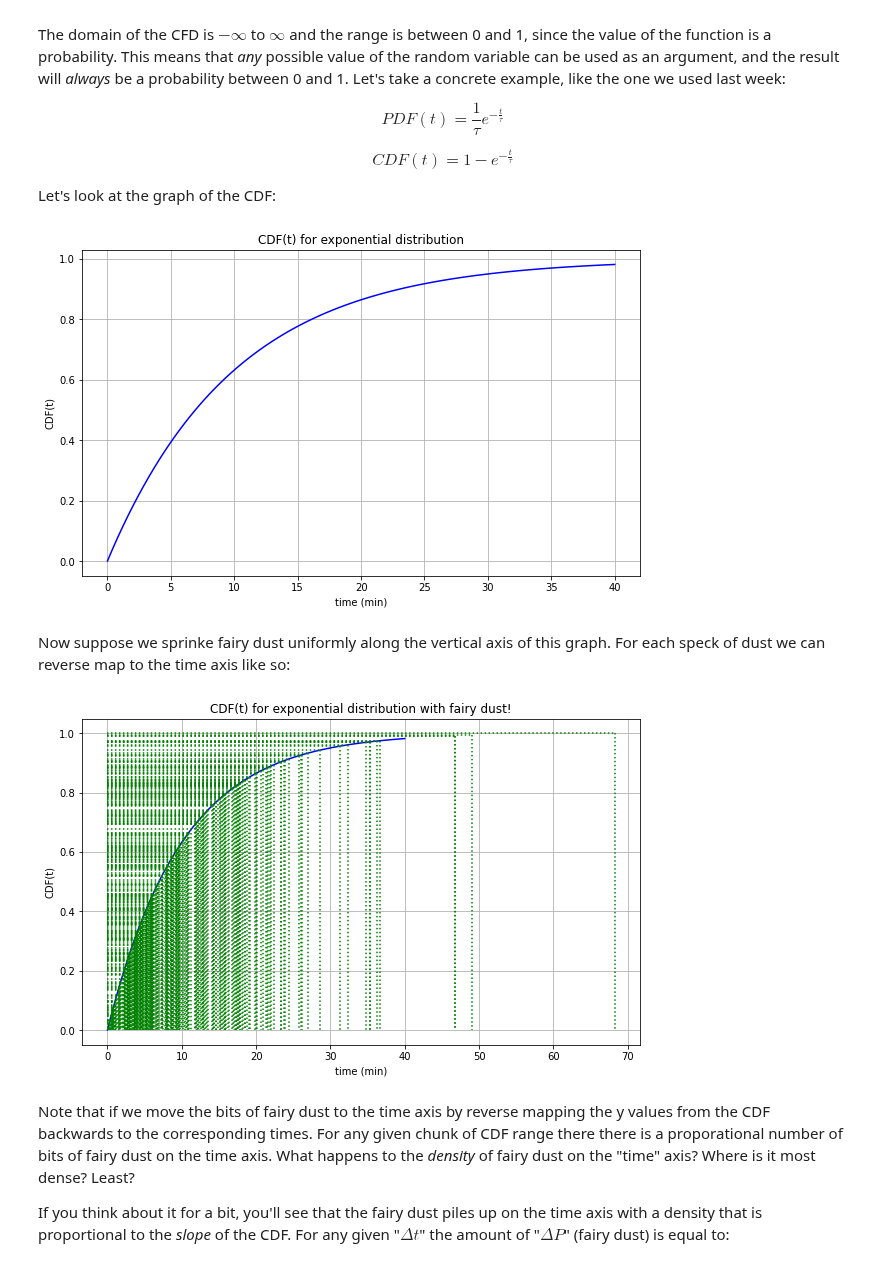
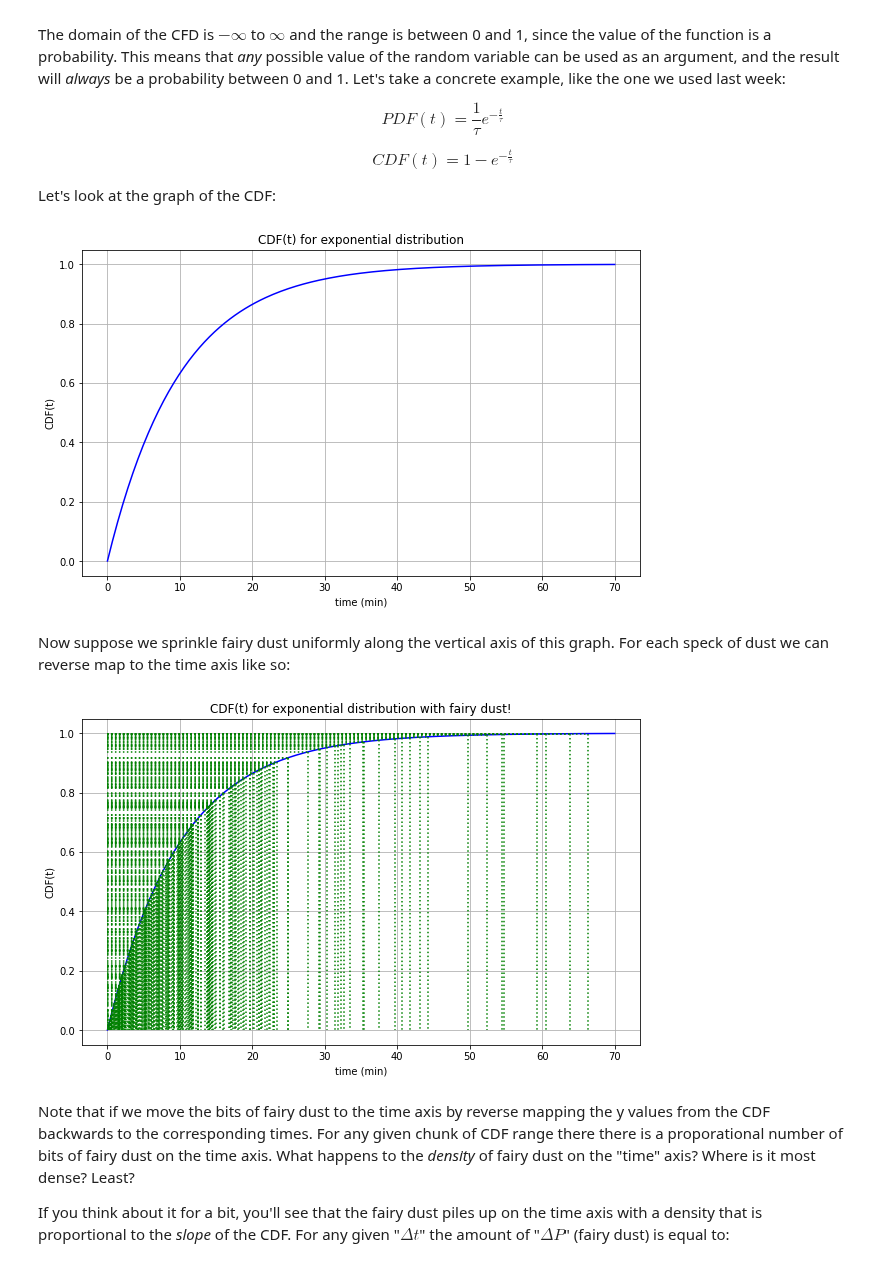
Before and after one commit to sspickle/instrumentation-projects, a Jupyter notebook: proj3/Modeling Distributions and RNGs.ipynb, the cells around one changed output. Drawn from its saved outputs; the diff is of its cells as text; code cells hidden in the pictures.

```diff
--- a/proj3/Modeling Distributions and RNGs.ipynb
+++ b/proj3/Modeling Distributions and RNGs.ipynb
@@ -19,25 +19,25 @@ Let's look at the graph of the CDF:
 # %%
 %matplotlib inline
 import matplotlib.pyplot as pl
 import matplotlib as mp
 import numpy as np
 
-t=np.linspace(0,40,100)
+t=np.linspace(0,70,200)
 Tau=10.0
 
 def CDF(t):
     return 1-np.exp(-t/Tau)
 
 pl.figure(figsize=(10,6))
 pl.plot(t, CDF(t), 'b-')
 pl.title("CDF(t) for exponential distribution")
 pl.xlabel("time (min)")
 pl.ylabel("CDF(t)")
 pl.grid()
 # %% [output]
-[figure, old version]
+[figure, new version]
 # %% [markdown]
-Now suppose we sprinke fairy dust uniformly along the vertical axis of this graph. For each speck of dust we can reverse map to the time axis like so:
+Now suppose we sprinkle fairy dust uniformly along the vertical axis of this graph. For each speck of dust we can reverse map to the time axis like so:
 # %%
 N=300 # how many specks of dust?
 
@@ -63,7 +63,7 @@ for yval in fdusts:
     pl.plot([0,xval],[yval,yval],'g:')
     pl.plot([xval,xval],[yval,0],'g:')
 # %% [output]
-[figure, old version]
+[figure, new version]
 # %% [markdown]
 Note that if we move the bits of fairy dust to the time axis by reverse mapping the y values from the CDF backwards to the corresponding times. For any given chunk of CDF range there there is a proporational number of bits of fairy dust on the time axis. What happens to the *density* of fairy dust on the "time" axis? Where is it most dense? Least?
 
```
Also changed, not shown: parts of 10 cells of this notebook.
